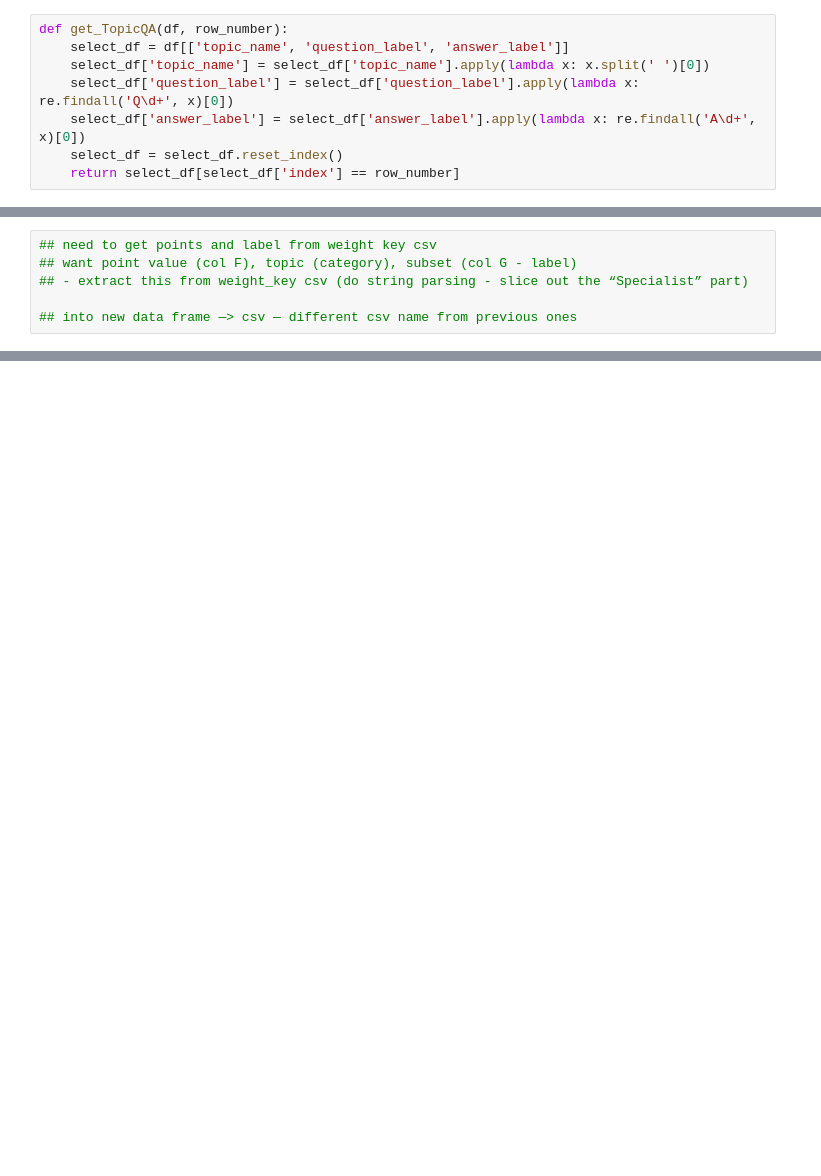
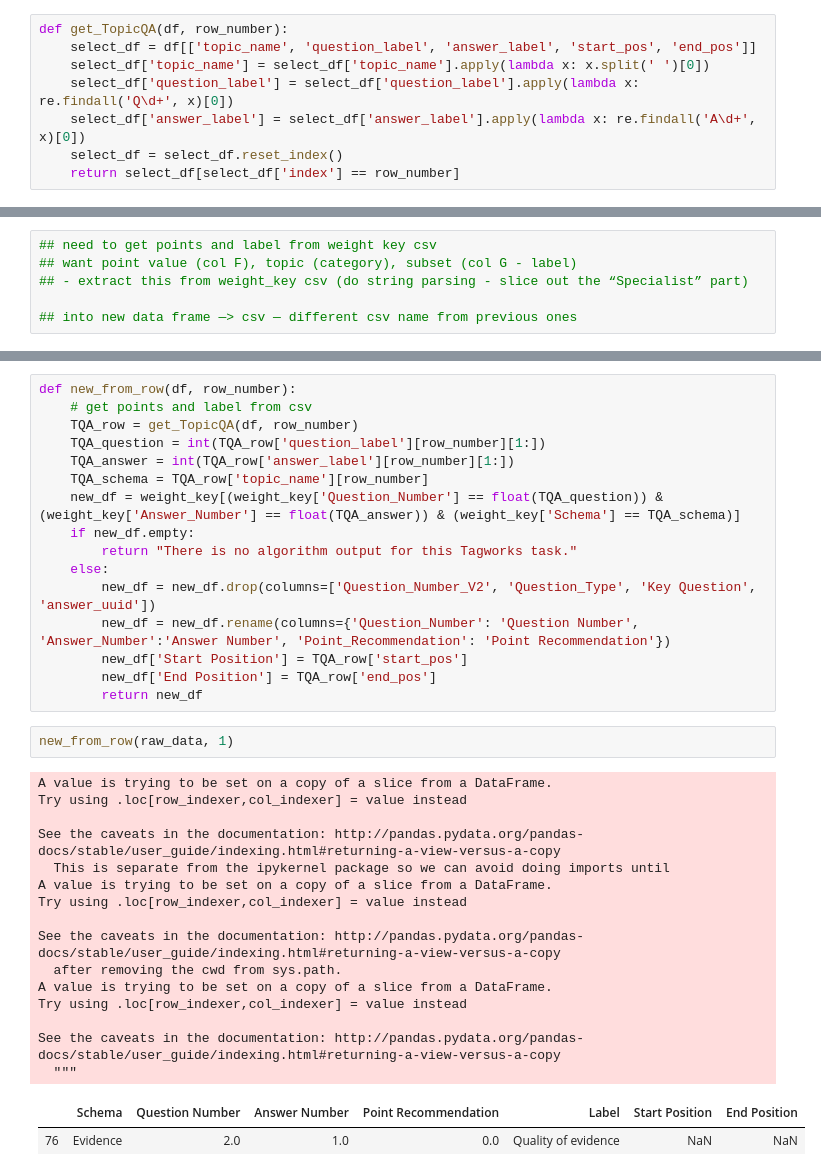
Before and after one commit to Goodly/pe-consensus-scoring, a Jupyter notebook: consensus_and_scoring/newsfeed/visualizations/DataHunt.ipynb, the cells around one changed output, grey strips where cells are left out. Saved outputs shown, nothing was run; the diff lists cells and outputs as text; blank space fills up the shorter version.

```diff
--- a/consensus_and_scoring/newsfeed/visualizations/DataHunt.ipynb
+++ b/consensus_and_scoring/newsfeed/visualizations/DataHunt.ipynb
@@ -181,7 +181,7 @@ raw_data['answer_label'].apply(lambda x: re.findall('A\d+', x)[0])
 Name: answer_label, Length: 1250, dtype: object
 # %%
 def get_TopicQA(df, row_number):
-    select_df = df[['topic_name', 'question_label', 'answer_label']]
+    select_df = df[['topic_name', 'question_label', 'answer_label', 'start_pos', 'end_pos']]
     select_df['topic_name'] = select_df['topic_name'].apply(lambda x: x.split(' ')[0])
     select_df['question_label'] = select_df['question_label'].apply(lambda x: re.findall('Q\d+', x)[0])
     select_df['answer_label'] = select_df['answer_label'].apply(lambda x: re.findall('A\d+', x)[0])
@@ -219,0 +239,36 @@ UnicodeDecodeError: 'utf-8' codec can't decode byte 0x89 in position 5: invalid
+# %%
+def new_from_row(df, row_number):
+    # get points and label from csv
+    TQA_row = get_TopicQA(df, row_number)
+    TQA_question = int(TQA_row['question_label'][row_number][1:])
+    TQA_answer = int(TQA_row['answer_label'][row_number][1:])
+    TQA_schema = TQA_row['topic_name'][row_number]
+    new_df = weight_key[(weight_key['Question_Number'] == float(TQA_question)) & (weight_key['Answer_Number'] == float(TQA_answer)) & (weight_key['Schema'] == TQA_schema)]
+    if new_df.empty:
+        return "There is no algorithm output for this Tagworks task."
+    else:
+        new_df = new_df.drop(columns=['Question_Number_V2', 'Question_Type', 'Key Question', 'answer_uuid'])
+        new_df = new_df.rename(columns={'Question_Number': 'Question Number', 'Answer_Number':'Answer Number', 'Point_Recommendation': 'Point Recommendation'})
+        new_df['Start Position'] = TQA_row['start_pos']
+        new_df['End Position'] = TQA_row['end_pos']
+        return new_df
+# %%
+new_from_row(raw_data, 1)
+# %% [output]
+A value is trying to be set on a copy of a slice from a DataFrame.
+Try using .loc[row_indexer,col_indexer] = value instead
+
+See the caveats in the documentation: http://pandas.pydata.org/pandas-docs/stable/user_guide/indexing.html#returning-a-view-versus-a-copy
+  This is separate from the ipykernel package so we can avoid doing imports until
+A value is trying to be set on a copy of a slice from a DataFrame.
+Try using .loc[row_indexer,col_indexer] = value instead
+
+See the caveats in the documentation: http://pandas.pydata.org/pandas-docs/stable/user_guide/indexing.html#returning-a-view-versus-a-copy
+  after removing the cwd from sys.path.
+A value is trying to be set on a copy of a slice from a DataFrame.
+Try using .loc[row_indexer,col_indexer] = value instead
+
+See the caveats in the documentation: http://pandas.pydata.org/pandas-docs/stable/user_guide/indexing.html#returning-a-view-versus-a-copy
+  """
+|  | Schema | Question Number | Answer Number | Point Recommendation | Label | Start Position | End Position |
+| 76 | Evidence | 2.0 | 1.0 | 0.0 | Quality of evidence | NaN | NaN |
```
Also changed, not shown: parts of 6 cells of this notebook, 1 other file.
